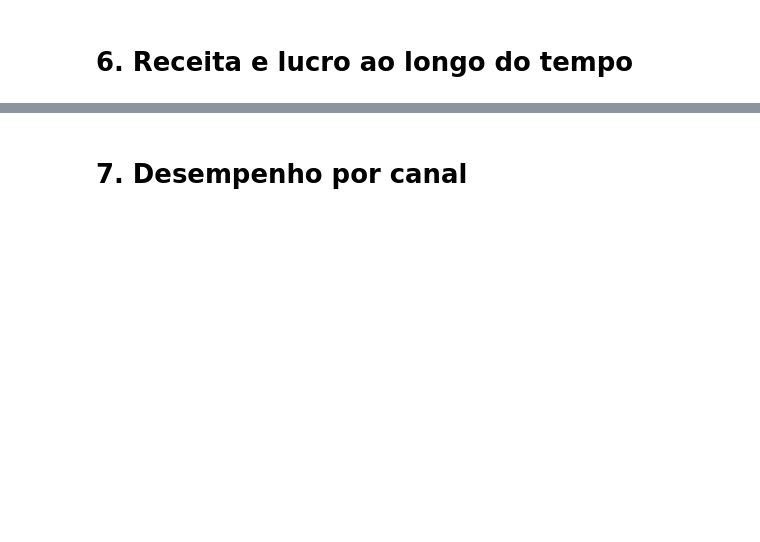
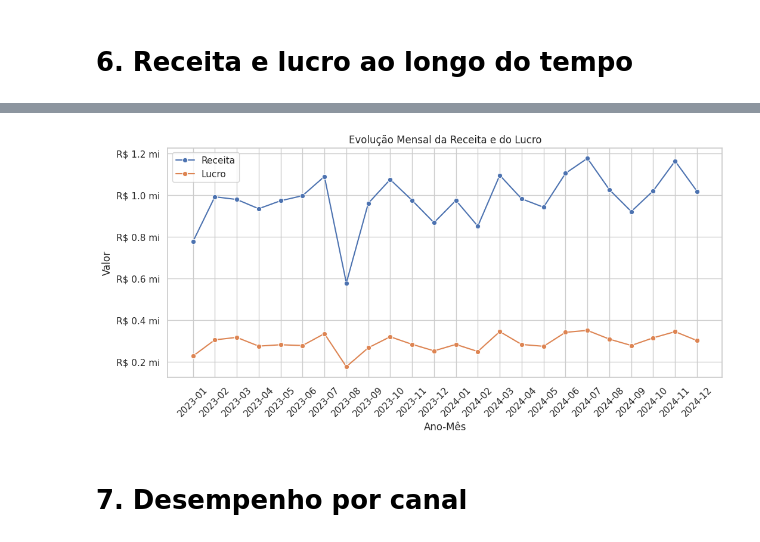
Before and after one commit to AlexandreLouzada/projeto-venda-brasil-g2, a Jupyter notebook: notebooks/analise_venda_brasil.ipynb, the cells around one changed output, grey strips where cells are left out. Cells and saved outputs as stored; diff of their text form; code cells hidden in the pictures; blank space fills up the shorter version.

```diff
--- a/notebooks/analise_venda_brasil.ipynb
+++ b/notebooks/analise_venda_brasil.ipynb
@@ -38,7 +38,6 @@ plt.rcParams["figure.figsize"] = (10, 5)
 # %% [markdown]
 # 2. Leitura da base de dados
 # %%
-
-df = pd.read_csv("../dados/vendas_brasil.csv")
+df = pd.read_csv("vendas_brasil.csv")
 
 df.head()
@@ -108,16 +152,21 @@ serie_mensal.head()
 # %%
 
 fig, ax = plt.subplots(figsize=(12, 5))
 
 sns.lineplot(data=serie_mensal, x="ano_mes", y="receita", marker="o", label="Receita", ax=ax)
 sns.lineplot(data=serie_mensal, x="ano_mes", y="lucro", marker="o", label="Lucro", ax=ax)
 
 ax.set_title("Evolução Mensal da Receita e do Lucro")
 ax.set_xlabel("Ano-Mês")
 ax.set_ylabel("Valor")
+ax.yaxis.set_major_formatter(
+    mtick.FuncFormatter(lambda x, _: f'R$ {x/1_000_000:.1f} mi')
+)
+
 ax.tick_params(axis="x", rotation=45)
-
 plt.show()
+# %% [output]
+[figure, added]
 # %% [markdown]
 # 7. Desempenho por canal
 # %%
```
Also changed, not shown: parts of 11 cells of this notebook.
